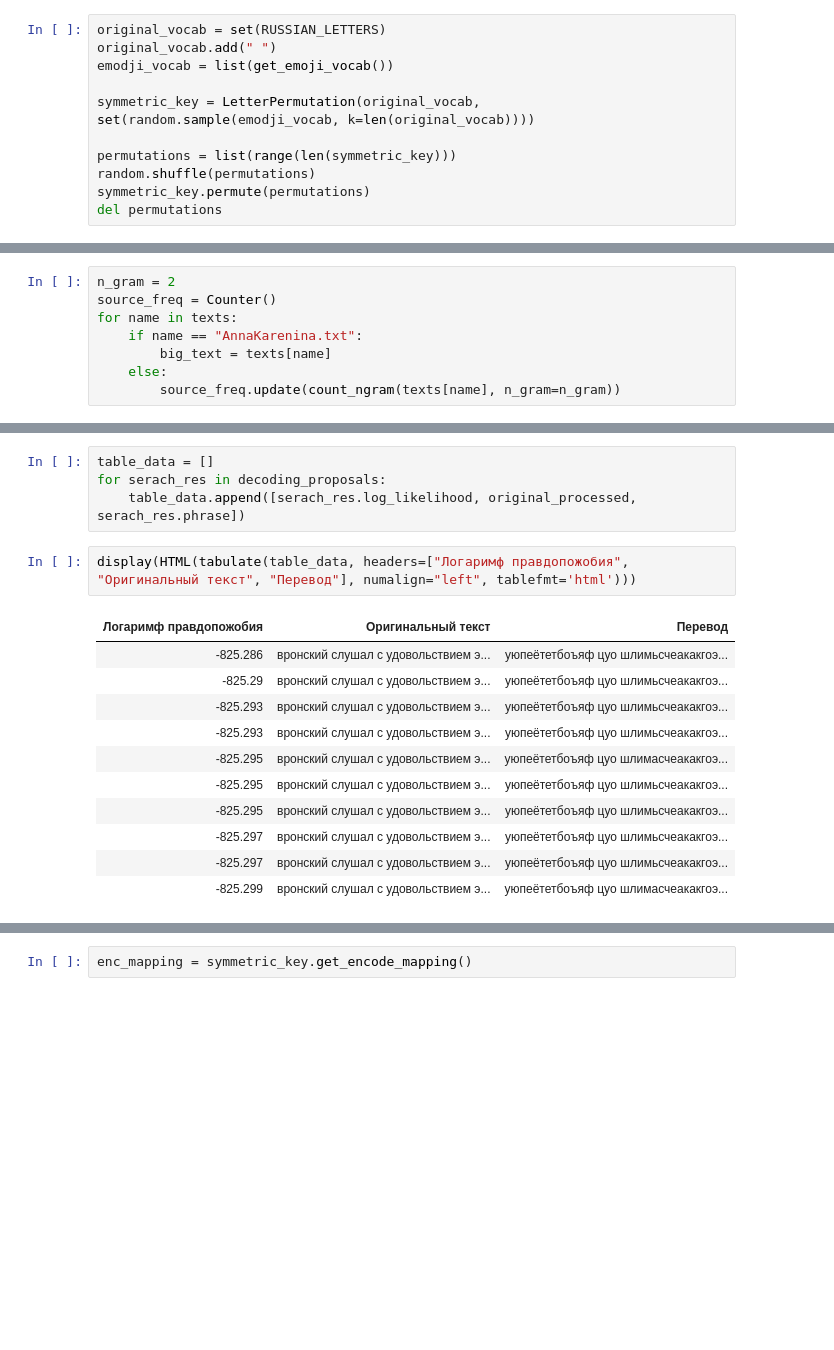
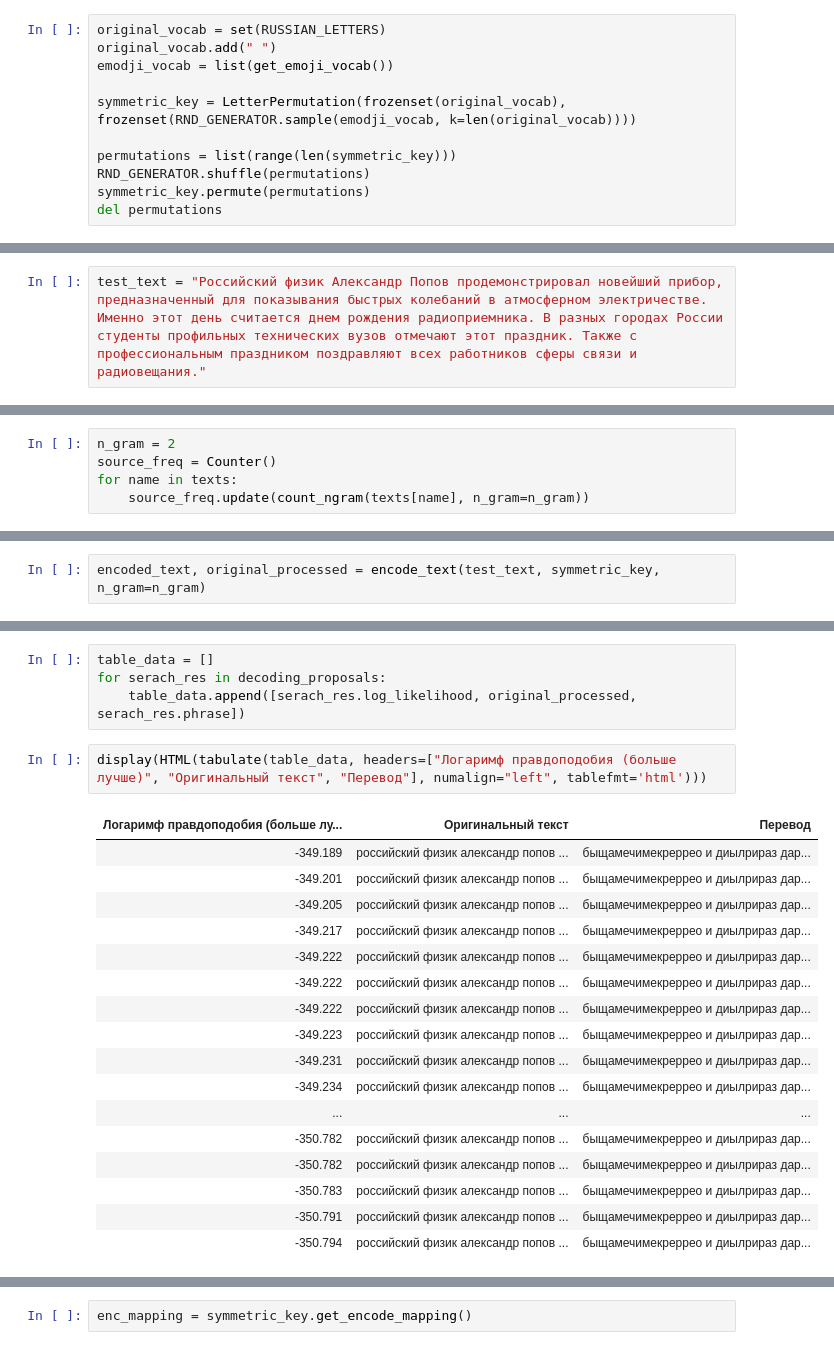
Before and after one commit to KernelA/made-adv-ml-hw3, a Jupyter notebook: decrypt.ipynb, the cells around one changed output, grey strips where cells are left out. Drawn from its saved outputs; the diff is of its cells as text; blank space fills up the shorter version.

```diff
--- a/decrypt.ipynb
+++ b/decrypt.ipynb
@@ -41,10 +50,10 @@ original_vocab = set(RUSSIAN_LETTERS)
 original_vocab.add(" ")
 emodji_vocab = list(get_emoji_vocab())
 
-symmetric_key = LetterPermutation(original_vocab, set(random.sample(emodji_vocab, k=len(original_vocab))))
+symmetric_key = LetterPermutation(frozenset(original_vocab), frozenset(RND_GENERATOR.sample(emodji_vocab, k=len(original_vocab))))
 
 permutations = list(range(len(symmetric_key)))
-random.shuffle(permutations)
+RND_GENERATOR.shuffle(permutations)
 symmetric_key.permute(permutations)
 del permutations
 # %% [markdown]
@@ -54,3 +61,5 @@ test_text = "Вронский слушал с удовольствием это
+# %%
+test_text = "Российский физик Александр Попов продемонстрировал новейший прибор, предназначенный для показывания быстрых колебаний в атмосферном электричестве. Именно этот день считается днем рождения радиоприемника. В разных городах России студенты профильных технических вузов отмечают этот праздник. Также с профессиональным праздником поздравляют всех работников сферы связи и радиовещания."
 # %%
 encoded_text, original_processed = encode_text(test_text, symmetric_key, n_gram=n_gram)
 # %% [output]
@@ -76,10 +81,7 @@ display(HTML(tabulate([[original_processed, decoding_proposals[0].phrase]], head
 n_gram = 2
 source_freq = Counter()
 for name in texts:
-    if name == "AnnaKarenina.txt":
-        big_text = texts[name]
-    else:
-        source_freq.update(count_ngram(texts[name], n_gram=n_gram))
+    source_freq.update(count_ngram(texts[name], n_gram=n_gram))
 # %%
 bigram_stat = NGramStat(source_freq)
 # %%
@@ -92,0 +117,2 @@ encoded_text
+# %%
+encoded_text, original_processed = encode_text(test_text, symmetric_key, n_gram=n_gram)
@@ -97,17 +125,23 @@ table_data = []
 for serach_res in decoding_proposals:
     table_data.append([serach_res.log_likelihood, original_processed, serach_res.phrase])
 # %%
-display(HTML(tabulate(table_data, headers=["Логаримф правдопожобия", "Оригинальный текст", "Перевод"], numalign="left", tablefmt='html')))
+display(HTML(tabulate(table_data, headers=["Логаримф правдоподобия (больше лучше)", "Оригинальный текст", "Перевод"], numalign="left", tablefmt='html')))
 # %% [output]
-| Логаримф правдопожобия | Оригинальный текст | Перевод |
-| -825.286 | вронский слушал с удовольствием э... | уюпеётетбоъяф цуо шлимьсчеакакгоэ... |
-| -825.29 | вронский слушал с удовольствием э... | уюпеётетбоъяф цуо шлимьсчеакакгоэ... |
-| -825.293 | вронский слушал с удовольствием э... | уюпеётетбоъяф цуо шлимьсчеакакгоэ... |
-| -825.293 | вронский слушал с удовольствием э... | уюпеётетбоъяф цуо шлимьсчеакакгоэ... |
-| -825.295 | вронский слушал с удовольствием э... | уюпеётетбоъяф цуо шлимасчеакакгоэ... |
-| -825.295 | вронский слушал с удовольствием э... | уюпеётетбоъяф цуо шлимьсчеакакгоэ... |
-| -825.295 | вронский слушал с удовольствием э... | уюпеётетбоъяф цуо шлимьсчеакакгоэ... |
-| -825.297 | вронский слушал с удовольствием э... | уюпеётетбоъяф цуо шлимьсчеакакгоэ... |
-| -825.297 | вронский слушал с удовольствием э... | уюпеётетбоъяф цуо шлимьсчеакакгоэ... |
-| -825.299 | вронский слушал с удовольствием э... | уюпеётетбоъяф цуо шлимасчеакакгоэ... |
+| Логаримф правдоподобия (больше лу... | Оригинальный текст | Перевод |
+| -349.189 | российский физик александр попов ... | быщамечимекреррео и диылрираз дар... |
+| -349.201 | российский физик александр попов ... | быщамечимекреррео и диылрираз дар... |
+| -349.205 | российский физик александр попов ... | быщамечимекреррео и диылрираз дар... |
+| -349.217 | российский физик александр попов ... | быщамечимекреррео и диылрираз дар... |
+| -349.222 | российский физик александр попов ... | быщамечимекреррео и диылрираз дар... |
+| -349.222 | российский физик александр попов ... | быщамечимекреррео и диылрираз дар... |
+| -349.222 | российский физик александр попов ... | быщамечимекреррео и диылрираз дар... |
+| -349.223 | российский физик александр попов ... | быщамечимекреррео и диылрираз дар... |
+| -349.231 | российский физик александр попов ... | быщамечимекреррео и диылрираз дар... |
+| -349.234 | российский физик александр попов ... | быщамечимекреррео и диылрираз дар... |
+| ... | ... | ... |
+| -350.782 | российский физик александр попов ... | быщамечимекреррео и диылрираз дар... |
+| -350.782 | российский физик александр попов ... | быщамечимекреррео и диылрираз дар... |
+| -350.783 | российский физик александр попов ... | быщамечимекреррео и диылрираз дар... |
+| -350.791 | российский физик александр попов ... | быщамечимекреррео и диылрираз дар... |
+| -350.794 | российский физик александр попов ... | быщамечимекреррео и диылрираз дар... |
 # %% [markdown]
```
Also changed, not shown: parts of 49 cells of this notebook, 7 other files.
